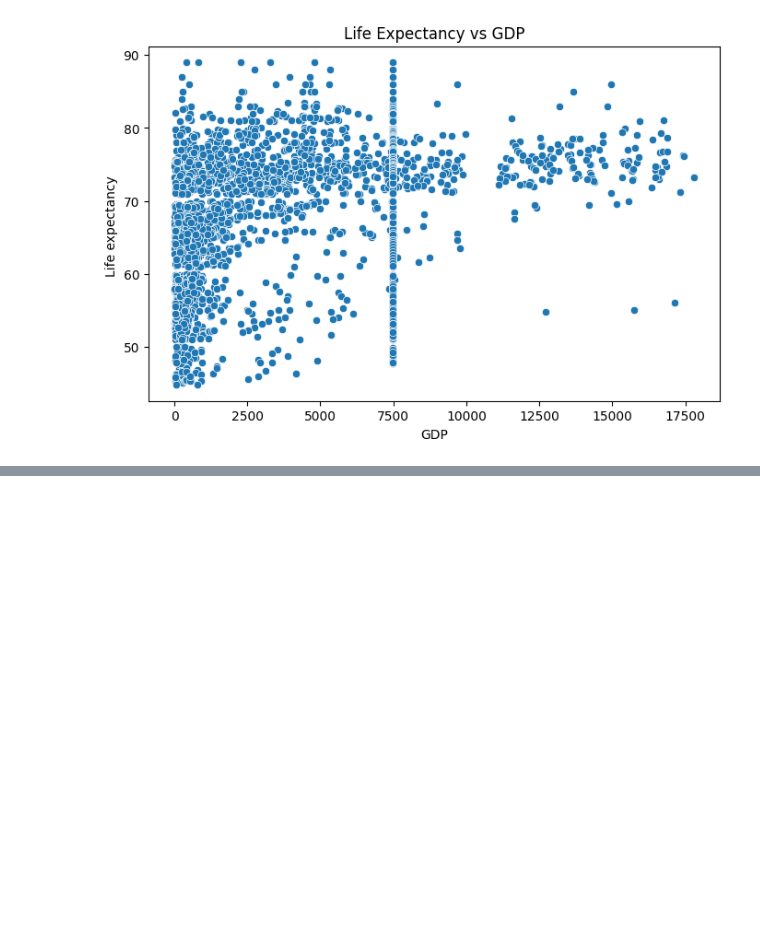
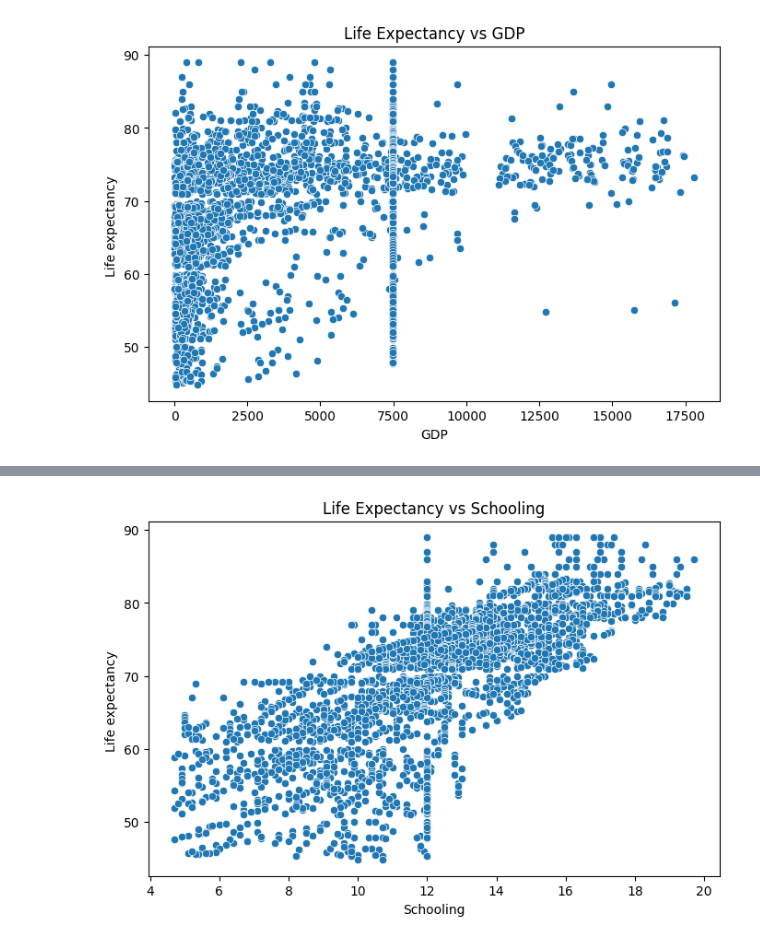
Before and after one commit to VanshSoni-rgb/Life-Expectancy-Analysis, a Jupyter notebook: notebooks/exploratory_data_analysis.ipynb, the cells around one changed output, grey strips where cells are left out. Saved outputs shown, nothing was run; the diff lists cells and outputs as text; code cells hidden in the pictures; blank space fills up the shorter version.

```diff
--- a/notebooks/exploratory_data_analysis.ipynb
+++ b/notebooks/exploratory_data_analysis.ipynb
@@ -47,0 +60,7 @@ plt.show()
+# %%
+plt.figure(figsize=(8,5))
+sns.scatterplot(x='Schooling', y='Life expectancy ', data=df)
+plt.title('Life Expectancy vs Schooling')
+plt.show()
+# %% [output]
+[figure, added]
```
Also changed, not shown: parts of 6 cells of this notebook.
